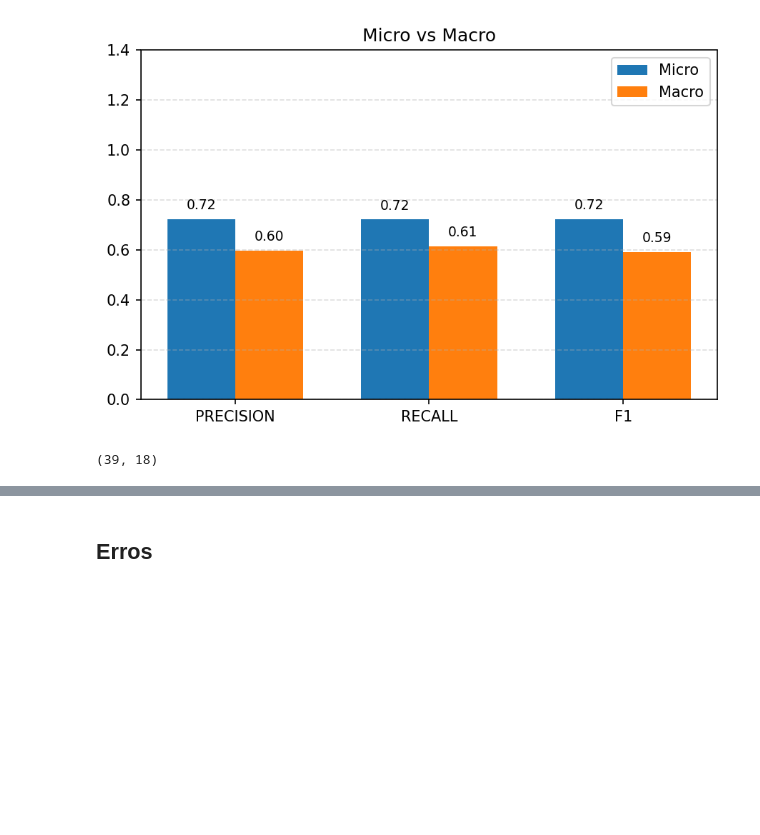
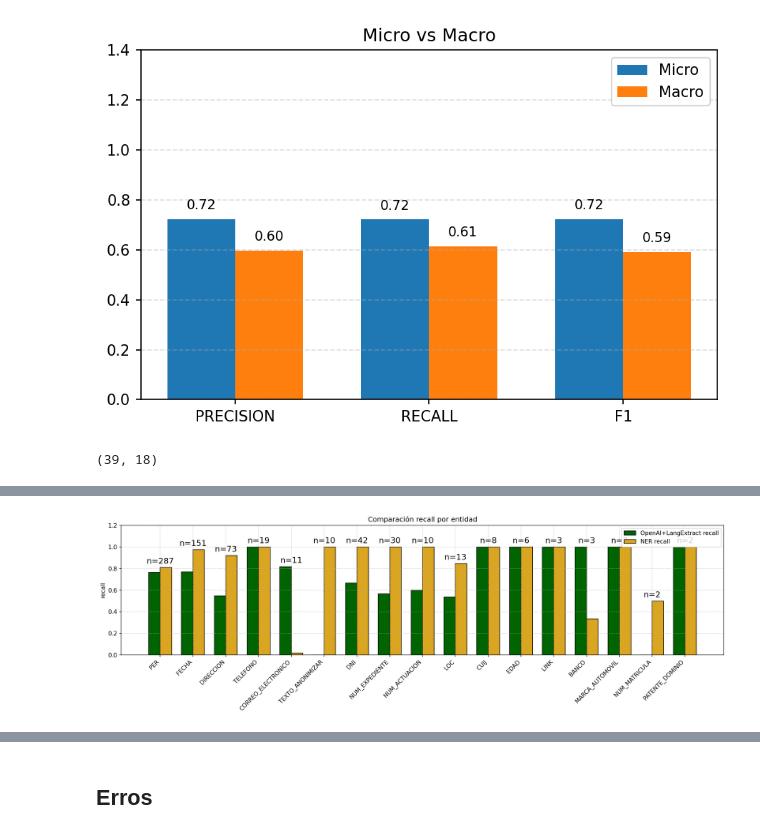
Before and after one commit to AymurAI/backend, a Jupyter notebook: notebooks/experiments/anonymization/06-model-evaluator.ipynb, the cells around one changed output, grey strips where cells are left out. Saved outputs shown, nothing was run; the diff lists cells and outputs as text; code cells hidden in the pictures; blank space fills up the shorter version.

```diff
--- a/notebooks/experiments/anonymization/06-model-evaluator.ipynb
+++ b/notebooks/experiments/anonymization/06-model-evaluator.ipynb
@@ -450,0 +810,4 @@ df_openai.loc[df_openai.validation.map(lambda x: check(x))].shape
+# %%
+compare_models(out_openai, out_ner,metric = 'recall',sort_by="support_ner")
+# %% [output]
+[figure, added]
```
Also changed, not shown: parts of 74 cells of this notebook.
